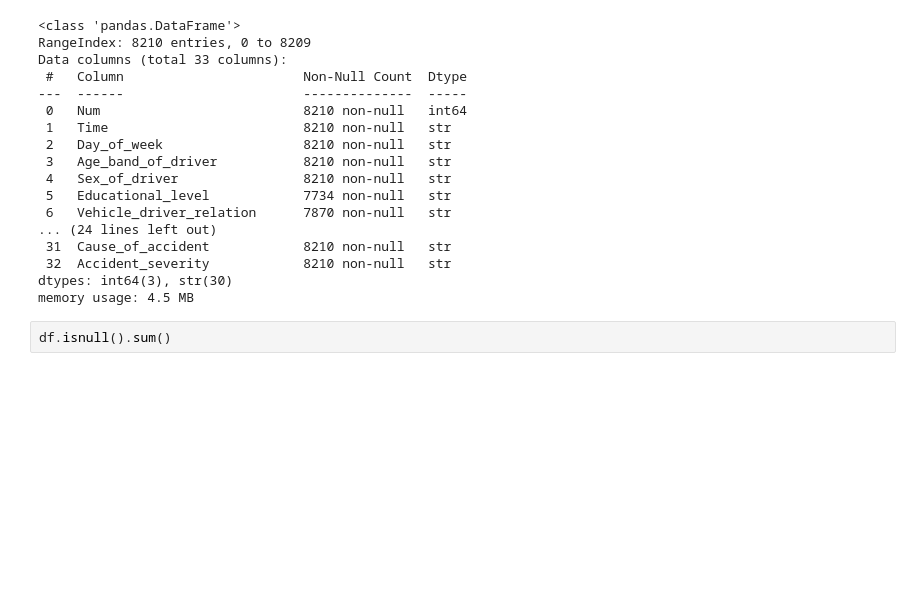
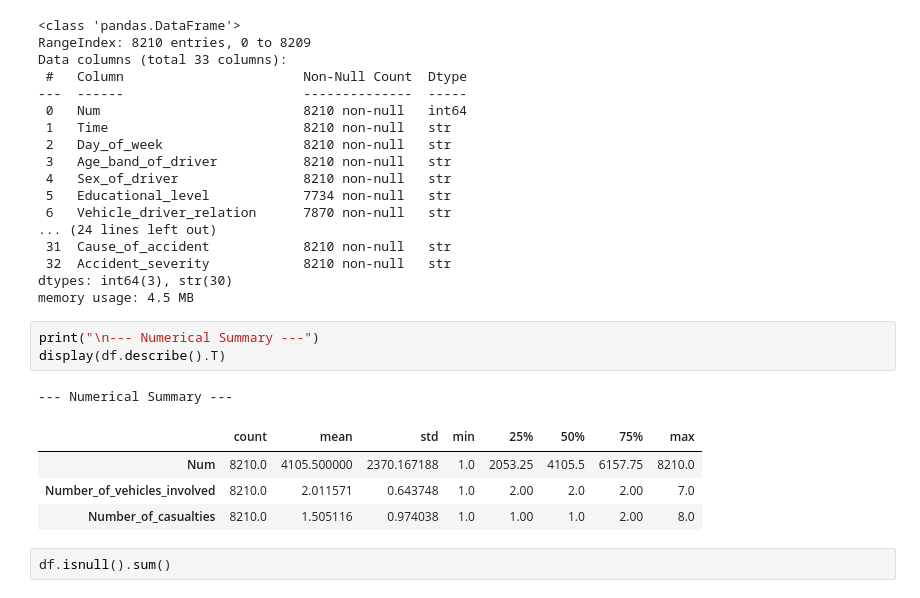
Before and after one commit to mdraihanmostafa746-coder/Road-Accident-Project, a Jupyter notebook: notebooks/road_accident_analysis.ipynb, the cells around one changed output. Cells and saved outputs as stored; diff of their text form; blank space fills up the shorter version.

```diff
--- a/notebooks/road_accident_analysis.ipynb
+++ b/notebooks/road_accident_analysis.ipynb
@@ -66,6 +66,15 @@ Data columns (total 33 columns):
  32  Accident_severity            8210 non-null   str
 dtypes: int64(3), str(30)
 memory usage: 4.5 MB
+# %%
+print("\n--- Numerical Summary ---")
+display(df.describe().T)
+# %% [output]
+--- Numerical Summary ---
+|  | count | mean | std | min | 25% | 50% | 75% | max |
+| Num | 8210.0 | 4105.500000 | 2370.167188 | 1.0 | 2053.25 | 4105.5 | 6157.75 | 8210.0 |
+| Number_of_vehicles_involved | 8210.0 | 2.011571 | 0.643748 | 1.0 | 2.00 | 2.0 | 2.00 | 7.0 |
+| Number_of_casualties | 8210.0 | 1.505116 | 0.974038 | 1.0 | 1.00 | 1.0 | 2.00 | 8.0 |
 # %%
 df.isnull().sum()
 # %% [output]
```
Also changed, not shown: 2 other files.
